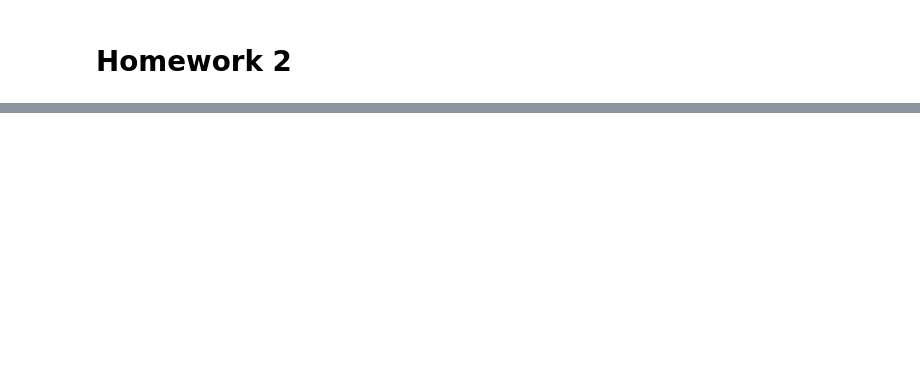
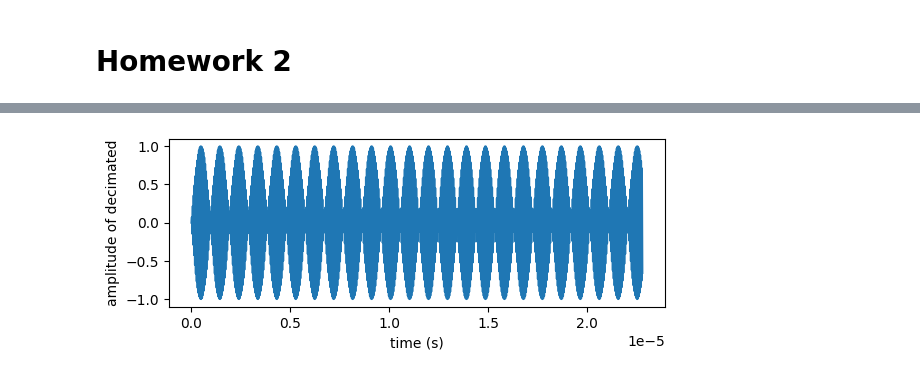
Before and after one commit to Sam-Bieberich/489, a Jupyter notebook: hw2.ipynb, the cells around one changed output, grey strips where cells are left out. Cells and saved outputs as stored; diff of their text form; code cells hidden in the pictures; blank space fills up the shorter version.

```diff
--- a/hw2.ipynb
+++ b/hw2.ipynb
@@ -140,0 +8,96 @@ Text(0.5, 0, 'Normalized Discrete Frequency')
+# %%
+import numpy as np
+import matplotlib.pyplot as plt
+from numpy.fft import fft
+from scipy.optimize import fsolve
+
+#from class
+fft_size = 2**10
+DF = 2497
+fin = 54.6986e9
+Fs=112e9
+
+decimated_rate = Fs / DF
+rounded_f = np.round(fin / decimated_rate)
+freq_adjust = abs(fin - rounded_f * decimated_rate)
+index_adjust = (decimated_rate / 2 - freq_adjust) * fft_size / decimated_rate
+bin_position = fft_size // 2 - index_adjust
+
+print("initial frequency guess:", fin)
+print("freq bin of decimated initial guess is:", bin_position)
+
+def f_adjust(input_freq):
+    return DF - abs((input_freq - np.round(input_freq / Fs) * Fs) /
+                                   (input_freq - np.round(input_freq / decimated_rate) * decimated_rate))
+
+#solve for corrected frequency
+corrected_f = fsolve(f_adjust, fin)
+print("corrected frequency:", corrected_f[0])
+print("at which the value of the expression is:", f_adjust(corrected_f))
+print("value of the expression at initial frequency guess is:", f_adjust(fin))
+
+#compute normalized frequency
+normalized_freq = abs(corrected_f - np.round(corrected_f / Fs) * Fs) / Fs
+print("normalized frequency estimate:", normalized_freq)
+
+r1 = np.round(corrected_f / Fs)
+r2 = np.round(2 * corrected_f / Fs)
+r3 = np.round(3 * corrected_f / Fs)
+fa = abs(corrected_f - r1 * Fs)
+fa_normalized = fa / Fs
+print("normalized fa estimation is:", fa_normalized)
+
+fh2 = abs(2 * corrected_f - r2 * Fs)
+fh3 = abs(3 * corrected_f - r3 * Fs)
+decimated_rate = Fs / DF
+
+r1d = np.round(corrected_f / decimated_rate)
+r2d = np.round(2 * corrected_f / decimated_rate)
+r3d = np.round(3 * corrected_f / decimated_rate)
+fa_d = abs(corrected_f - r1d * decimated_rate)
+print("normalized fad estimation is:", fa_d / decimated_rate)
+
+index_adjust = (decimated_rate / 2 - fa_d) * fft_size / decimated_rate
+bin_position = fft_size // 2 - index_adjust
+print("freq bin of decimated signal is:", bin_position)
+
+#signal def
+time_series = np.arange(0, fft_size / Fs, 1 / Fs)
+signal = np.sin(2 * np.pi * corrected_f * time_series)
+plt.subplot(211)
+plt.plot(time_series, signal)
+plt.ylabel("amplitude")
+plt.xlabel("time (s)")
+
+#psd
+psd_f = abs(fft(signal))**2
+max_psd_index = np.argmax(psd_f[0:fft_size//2])
+freq_range = np.arange(0, Fs, Fs / fft_size)
+fa_n_psd = freq_range[max_psd_index] / Fs
+plt.figure(1)
+plt.subplot(211)
+plt.plot(freq_range / Fs, psd_f)
+plt.ylabel("psd of signal")
+plt.xlabel("normalized freq")
+
+time_series_d = np.arange(0, fft_size / decimated_rate, 1 / decimated_rate)
+signal_d = np.sin(2 * np.pi * corrected_f * time_series_d)
+plt.figure(2)
+plt.subplot(212)
+plt.plot(time_series_d, signal_d)
+plt.ylabel("amplitude of decimated")
+plt.xlabel("time (s)")
+
+#psd of decimated signal
+psd_signal_d = abs(fft(signal_d))**2
+max_psd_index_d = np.argmax(psd_signal_d[0:fft_size//2])
+freq_range_d = np.arange(0, decimated_rate, decimated_rate / fft_size)
+fa_n_psd_d = freq_range_d[max_psd_index_d] / decimated_rate
+print("adjusted normalized fad from psd is:", fa_n_psd_d)
+print("freq bin of decimated fa from psd is:", max_psd_index_d)
+plt.figure(1)
+plt.subplot(212)
+plt.plot(freq_range_d / decimated_rate, psd_signal_d)
+plt.ylabel("psd of decimated")
+plt.xlabel("normalized discrete freq")
+# %% [output]
@@ -140,0 +116 @@ Text(0.5, 0, 'Normalized Discrete Frequency')
+[figure, added]
```
Also changed, not shown: parts of 3 cells of this notebook, 2 other files.
